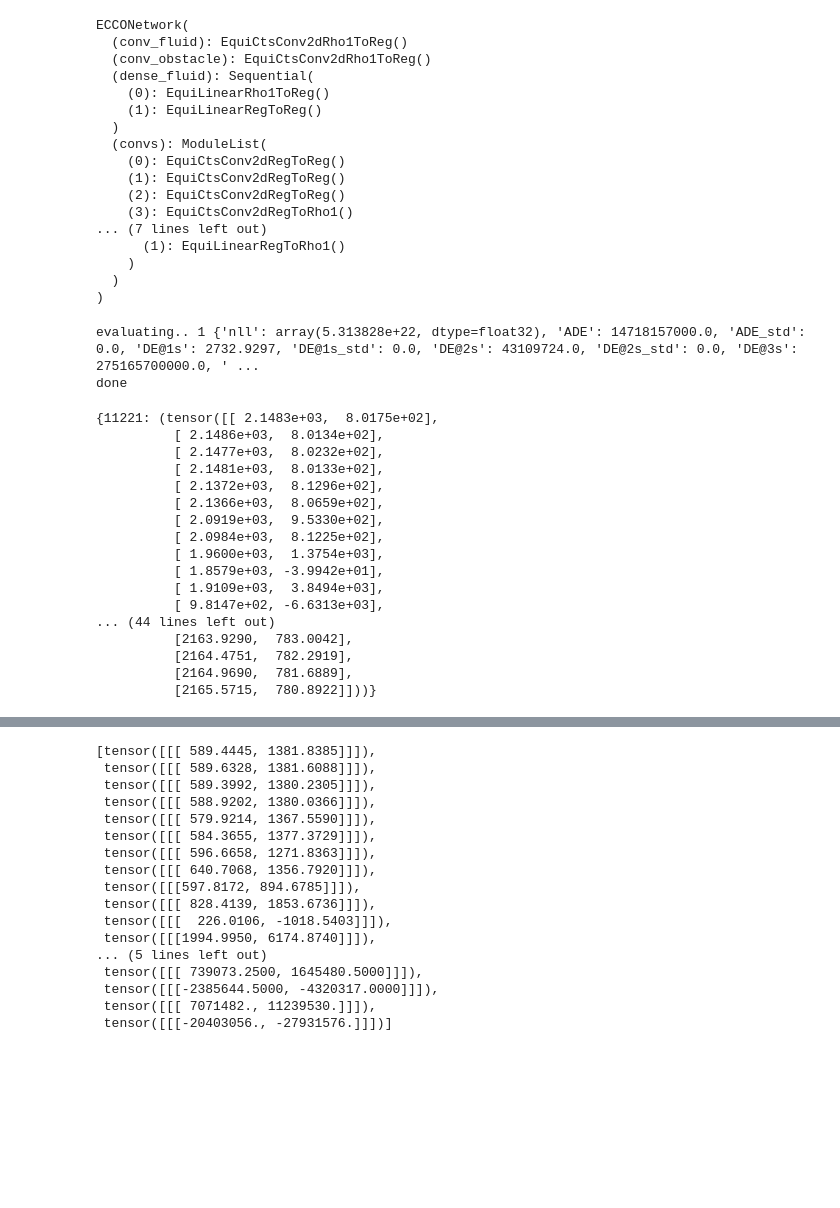
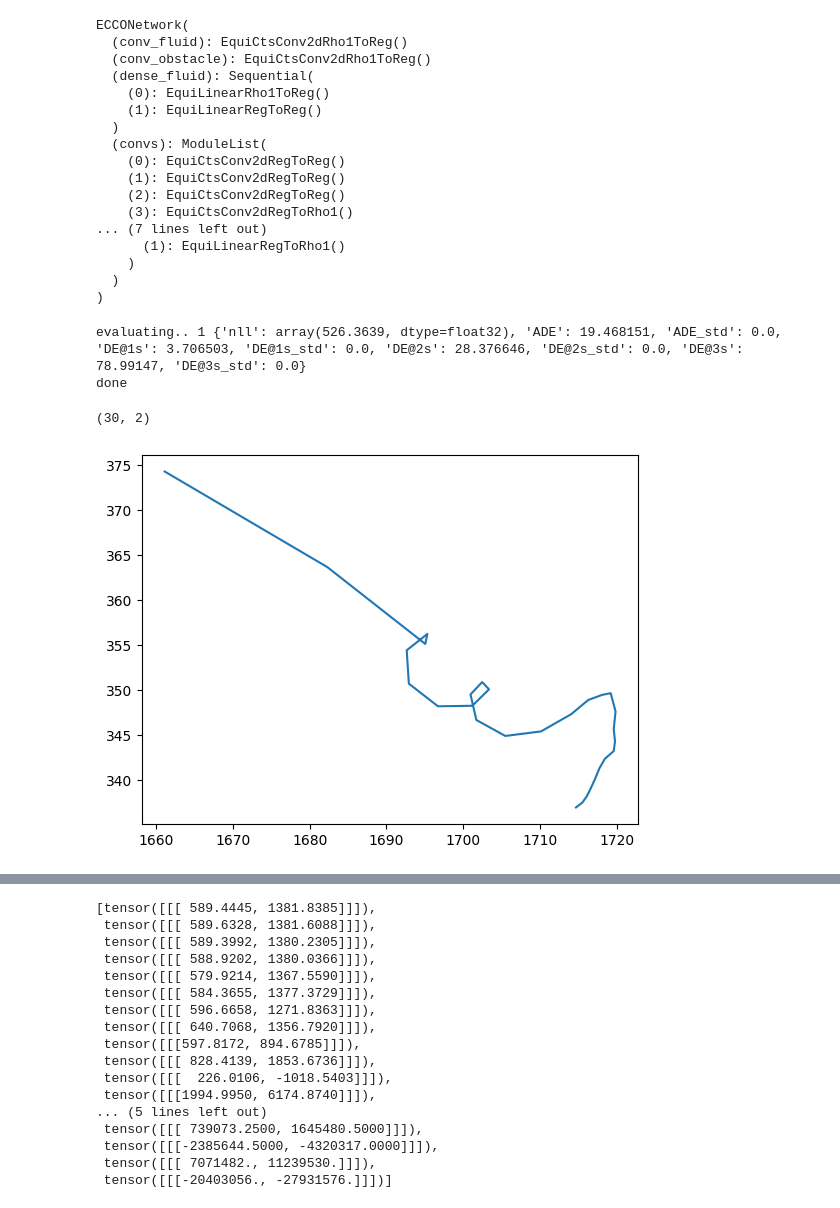
Before and after one commit to huiwenn/misc, a Jupyter notebook: scripts/vis.ipynb, the cells around one changed output, grey strips where cells are left out. Drawn from its saved outputs; the diff is of its cells as text; code cells hidden in the pictures; blank space fills up the shorter version.

```diff
--- a/scripts/vis.ipynb
+++ b/scripts/vis.ipynb
@@ -14,5 +12,5 @@ print(torch.__version__)
 # %%
-model_name = 'rho_reg_pecco'
+model_name = 'newvalid' #'rho_reg_pecco'
 trained_model = torch.load('../checkpoints/' + model_name + '.pth',map_location=torch.device('cpu'))
 trained_model.eval()
 # %% [output]
@@ -48,25 +46,17 @@ with torch.no_grad():
                                        device='cpu', start_iter=0,
                                         use_lane=False, batch_size=1)
 # %% [output]
-evaluating.. 1 {'nll': array(5.313828e+22, dtype=float32), 'ADE': 14718157000.0, 'ADE_std': 0.0, 'DE@1s': 2732.9297, 'DE@1s_std': 0.0, 'DE@2s': 43109724.0, 'DE@2s_std': 0.0, 'DE@3s': 275165700000.0, ' ...
+evaluating.. 1 {'nll': array(526.3639, dtype=float32), 'ADE': 19.468151, 'ADE_std': 0.0, 'DE@1s': 3.706503, 'DE@1s_std': 0.0, 'DE@2s': 28.376646, 'DE@2s_std': 0.0, 'DE@3s': 78.99147, 'DE@3s_std': 0.0}
 done
-# %%
-prediction_gt
-# %% [output]
-{11221: (tensor([[ 2.1483e+03,  8.0175e+02],
-          [ 2.1486e+03,  8.0134e+02],
-          [ 2.1477e+03,  8.0232e+02],
-          [ 2.1481e+03,  8.0133e+02],
-          [ 2.1372e+03,  8.1296e+02],
-          [ 2.1366e+03,  8.0659e+02],
-          [ 2.0919e+03,  9.5330e+02],
-          [ 2.0984e+03,  8.1225e+02],
-          [ 1.9600e+03,  1.3754e+03],
-          [ 1.8579e+03, -3.9942e+01],
-          [ 1.9109e+03,  3.8494e+03],
-          [ 9.8147e+02, -6.6313e+03],
-... (44 lines left out)
-          [2163.9290,  783.0042],
-          [2164.4751,  782.2919],
-          [2164.9690,  781.6889],
-          [2165.5715,  780.8922]]))}
+# %%
+pred = prediction_gt[10002][0].numpy()
+gt = prediction_gt[10002][1].numpy()
+# %%
+pred.shape
+# %% [output]
+(30, 2)
+# %%
+plt.plot(pred[:,0],pred[:,1])
+plt.show()
+# %% [output]
+[figure, added]
```
Also changed, not shown: parts of 7 cells of this notebook, 16 other files.
